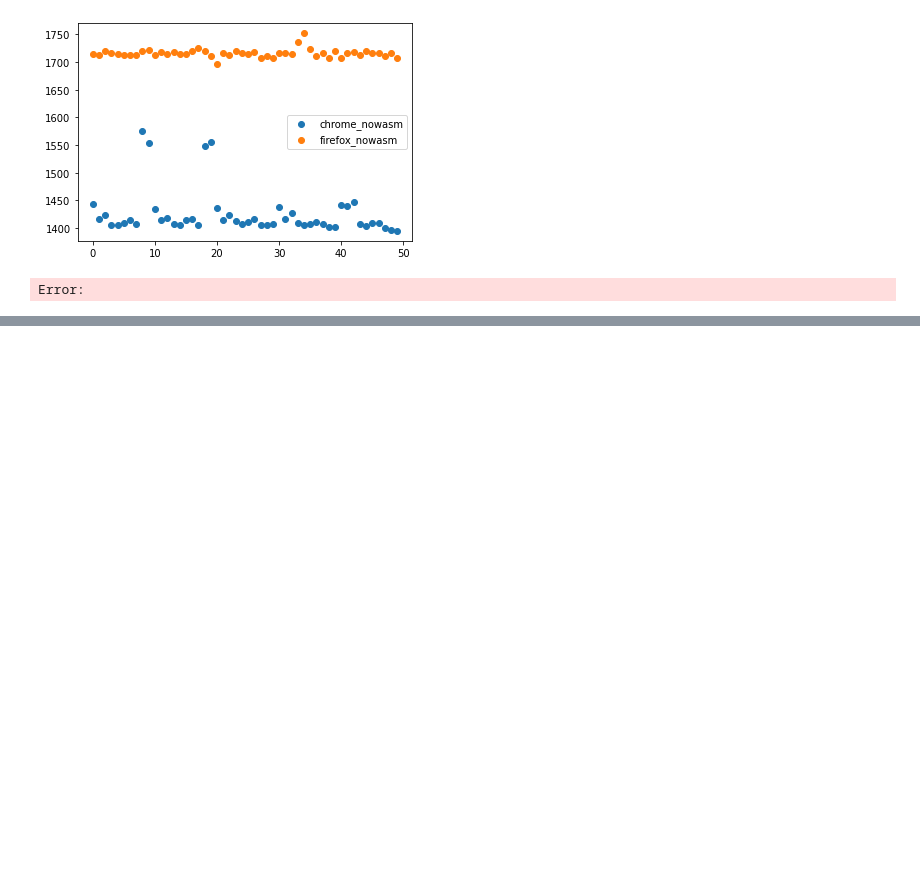
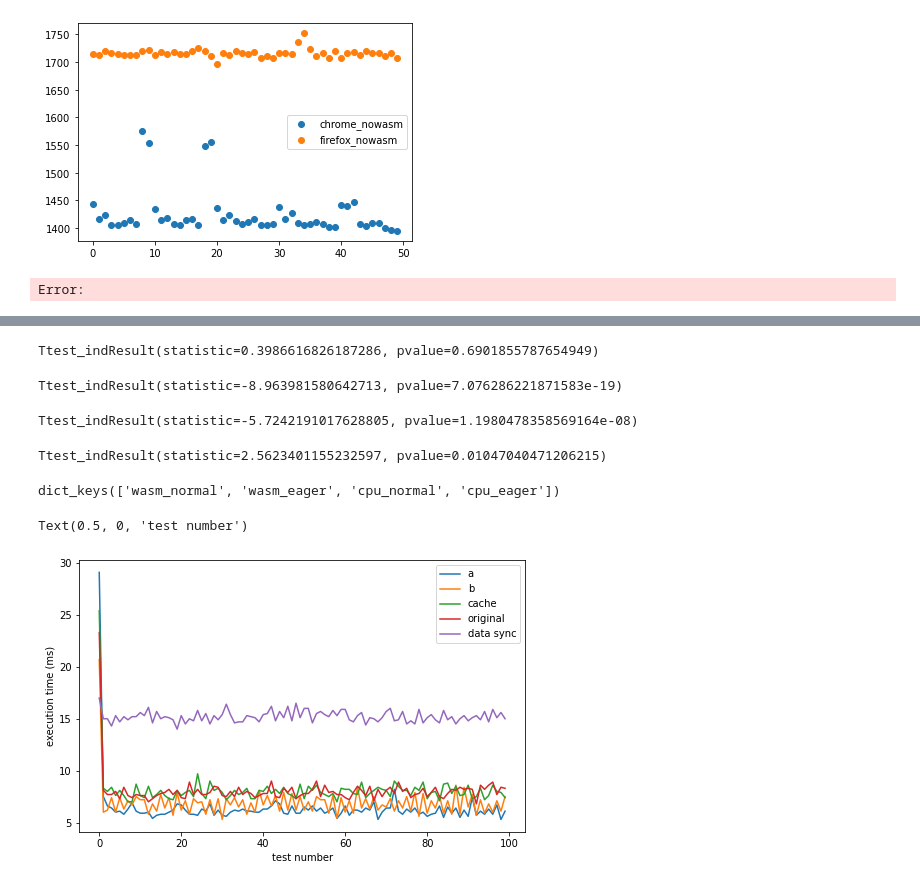
Before and after one commit to woodyhoko/tfjs_wasm, a Jupyter notebook: temp.ipynb, the cells around one changed output, grey strips where cells are left out. Saved outputs shown, nothing was run; the diff lists cells and outputs as text; code cells hidden in the pictures; blank space fills up the shorter version.

```diff
--- a/temp.ipynb
+++ b/temp.ipynb
@@ -72,0 +173,13 @@ Error:
+# %%
+chrome_data = {}
+for backend in ["wasm", "cpu"]:
+    for mode in option_table["page_load_strategy"]:
+        for i in tqdm(range(10), f"chrome test with {mode} mode"):
+            try:
+                result = chrome_test(n = 100, backend = backend, arguments={"page_load_strategy":mode})
+            except Exception as e:
+                print(e)
+                break
+            if backend+"_"+mode not in chrome_data:
+                chrome_data[backend+"_"+mode] = []
+            chrome_data[backend+"_"+mode] += [result]
@@ -72,0 +221,9 @@ Error:
+# %%
+chrome_data_average = {}
+for key in chrome_data.keys():
+    chrome_data_average[key] = {k:0 for k in chrome_data[key][0].keys()}
+    for obj in chrome_data[key]:
+        for kk in obj.keys():
+            chrome_data_average[key][kk] += np.array(obj[kk])
+    for kk in chrome_data[key][0].keys():
+        chrome_data_average[key][kk] = chrome_data_average[key][kk]/len(chrome_data[key])
@@ -72,0 +281,33 @@ Error:
+# %%
+stats.ttest_ind(np.array(chrome_data_all["wasm_eager"]["mix"][1:]),np.array(chrome_data_all["wasm_eager"]["ori"][1:]))
+# %% [output]
+Ttest_indResult(statistic=0.3986616826187286, pvalue=0.6901855787654949)
+# %%
+stats.ttest_ind(np.array(chrome_data_all["cpu_normal"]["mix"][1:]),np.array(chrome_data_all["cpu_normal"]["ori"][1:]))
+# %% [output]
+Ttest_indResult(statistic=-8.963981580642713, pvalue=7.076286221871583e-19)
+# %%
+stats.ttest_ind(np.array(chrome_data_all["cpu_eager"]["mix"]),np.array(chrome_data_all["cpu_eager"]["ori"]))
+# %% [output]
+Ttest_indResult(statistic=-5.7242191017628805, pvalue=1.1980478358569164e-08)
+# %%
+stats.ttest_ind(np.array(chrome_data_all["cpu_normal"]["2"]),np.array(chrome_data_all["cpu_eager"]["2"]))
+# %% [output]
+Ttest_indResult(statistic=2.5623401155232597, pvalue=0.01047040471206215)
+# %%
+chrome_data.keys()
+# %% [output]
+dict_keys(['wasm_normal', 'wasm_eager', 'cpu_normal', 'cpu_eager'])
+# %%
+plt.figure(figsize=(8,5))
+plt.plot(range(len(chrome_data_average["wasm_normal"]["1"])), chrome_data_average["wasm_normal"]["1"], label="a")
+plt.plot(range(len(chrome_data_average["wasm_normal"]["2"])), chrome_data_average["wasm_normal"]["2"], label="b")
+plt.plot(range(len(chrome_data_average["wasm_normal"]["mix"])), chrome_data_average["wasm_normal"]["mix"], label="cache")
+plt.plot(range(len(chrome_data_average["wasm_normal"]["ori"])), chrome_data_average["wasm_normal"]["ori"], label="original")
+plt.plot(range(len(chrome_data_average["wasm_normal"]["sync"])), chrome_data_average["wasm_normal"]["sync"], label="data sync")
+plt.legend()
+plt.ylabel("execution time (ms)")
+plt.xlabel("test number")
+# %% [output]
+Text(0.5, 0, 'test number')
+[figure, added]
```
Also changed, not shown: parts of 34 cells of this notebook, 6 other files.
